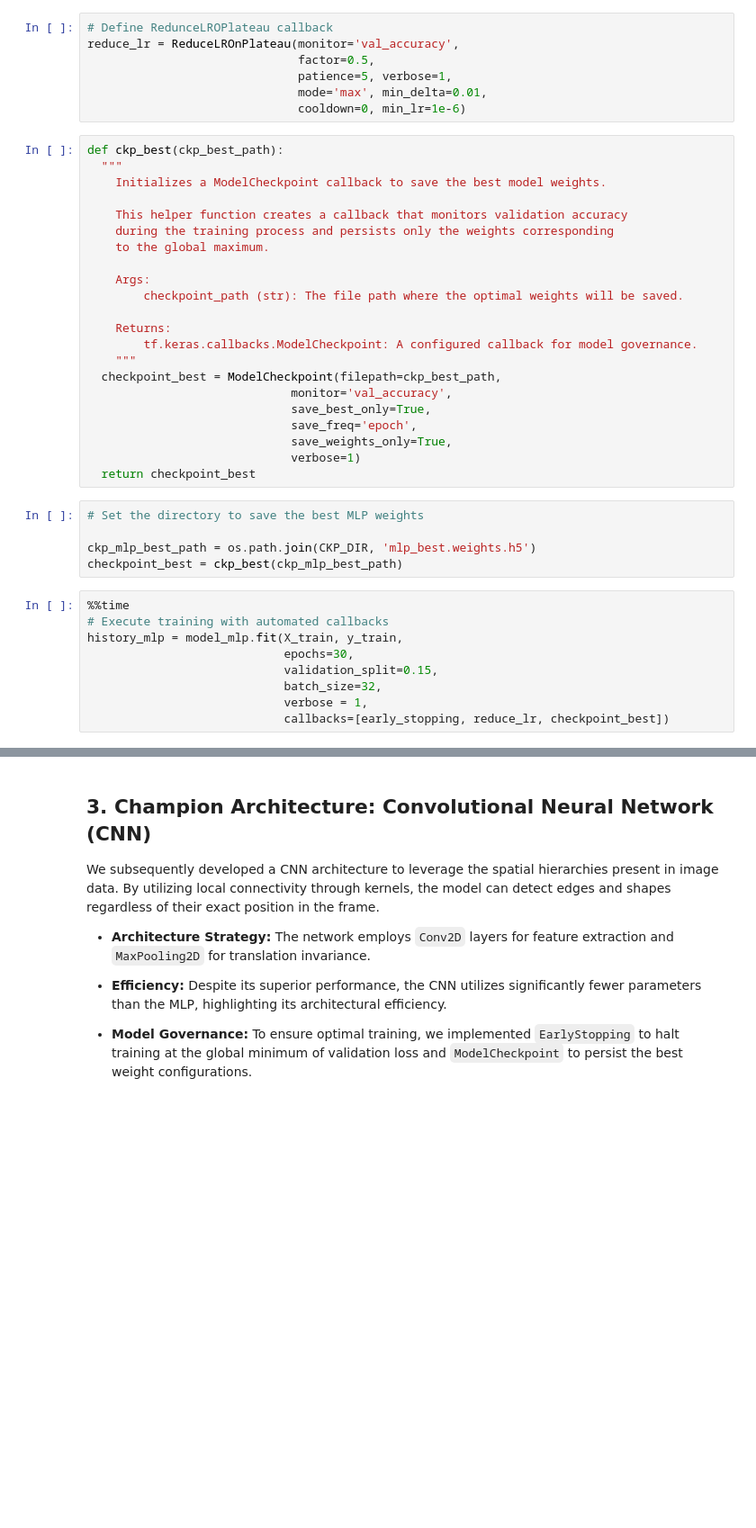
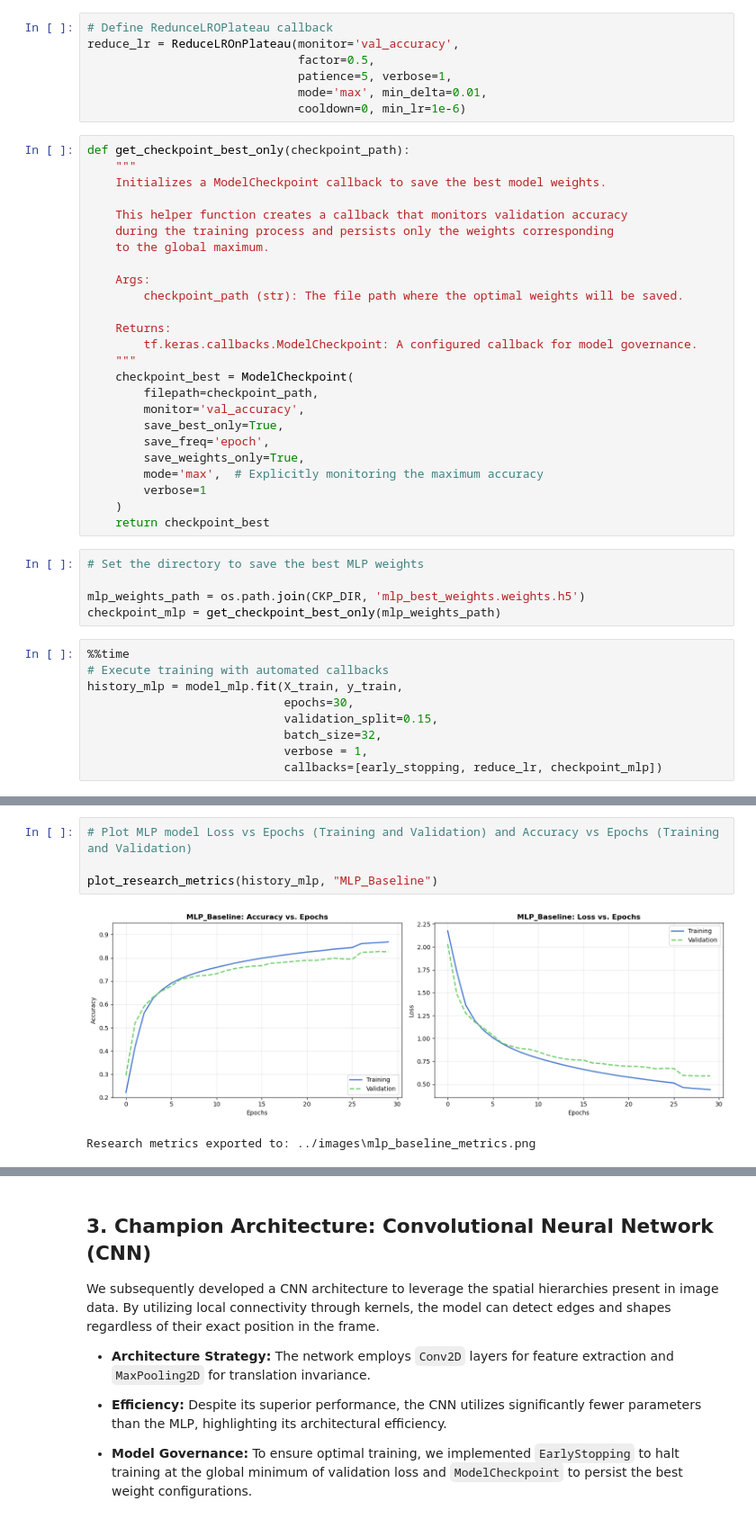
Before and after one commit to fvalerii/svhn-digit-classification, a Jupyter notebook: notebooks/svhn_image_classifier.ipynb, the cells around one changed output, grey strips where cells are left out. Shown at 90% size. Cells and saved outputs as stored; diff of their text form; blank space fills up the shorter version.

```diff
--- a/notebooks/svhn_image_classifier.ipynb
+++ b/notebooks/svhn_image_classifier.ipynb
@@ -228,8 +303,8 @@ reduce_lr = ReduceLROnPlateau(monitor='val_accuracy',
                               mode='max', min_delta=0.01,
                               cooldown=0, min_lr=1e-6)
 # %%
-def ckp_best(ckp_best_path):
-  """
+def get_checkpoint_best_only(checkpoint_path):
+    """
     Initializes a ModelCheckpoint callback to save the best model weights.
 
     This helper function creates a callback that monitors validation accuracy
@@ -242,18 +317,21 @@ def ckp_best(ckp_best_path):
     Returns:
         tf.keras.callbacks.ModelCheckpoint: A configured callback for model governance.
     """
-  checkpoint_best = ModelCheckpoint(filepath=ckp_best_path,
-                             monitor='val_accuracy',
-                             save_best_only=True,
-                             save_freq='epoch',
-                             save_weights_only=True,
-                             verbose=1)
-  return checkpoint_best
+    checkpoint_best = ModelCheckpoint(
+        filepath=checkpoint_path,
+        monitor='val_accuracy',
+        save_best_only=True,
+        save_freq='epoch',
+        save_weights_only=True,
+        mode='max',  # Explicitly monitoring the maximum accuracy
+        verbose=1
+    )
+    return checkpoint_best
 # %%
 # Set the directory to save the best MLP weights
 
-ckp_mlp_best_path = os.path.join(CKP_DIR, 'mlp_best.weights.h5')
-checkpoint_best = ckp_best(ckp_mlp_best_path)
+mlp_weights_path = os.path.join(CKP_DIR, 'mlp_best_weights.weights.h5')
+checkpoint_mlp = get_checkpoint_best_only(mlp_weights_path)
 # %%
 %%time
 # Execute training with automated callbacks
@@ -262,6 +340,6 @@ history_mlp = model_mlp.fit(X_train, y_train,
                             validation_split=0.15,
                             batch_size=32,
                             verbose = 1,
-                            callbacks=[early_stopping, reduce_lr, checkpoint_best])
+                            callbacks=[early_stopping, reduce_lr, checkpoint_mlp])
 # %% [output]
 Epoch 1/30
@@ -308,3 +362,10 @@ plt.show()
+# %%
+# Plot MLP model Loss vs Epochs (Training and Validation) and Accuracy vs Epochs (Training and Validation)
+
+plot_research_metrics(history_mlp, "MLP_Baseline")
+# %% [output]
+[figure, added]
+Research metrics exported to: ../images\mlp_baseline_metrics.png
 # %%
 # Evaluate trained MLP model on test set
 
```
Also changed, not shown: parts of 19 cells of this notebook.
